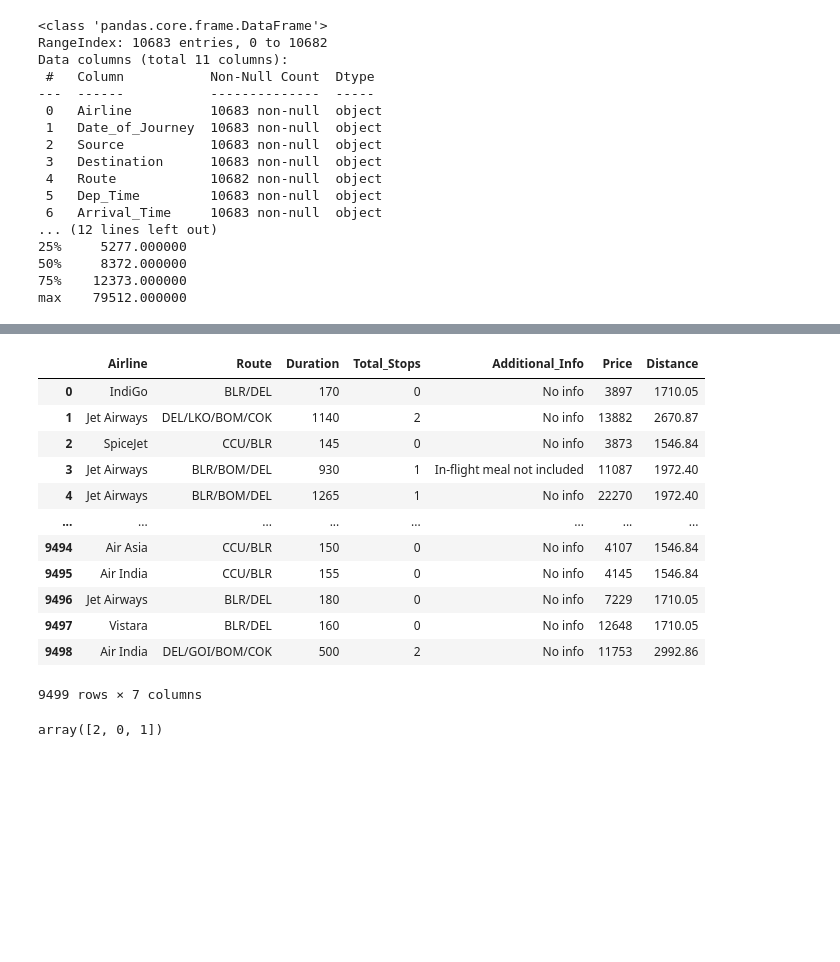
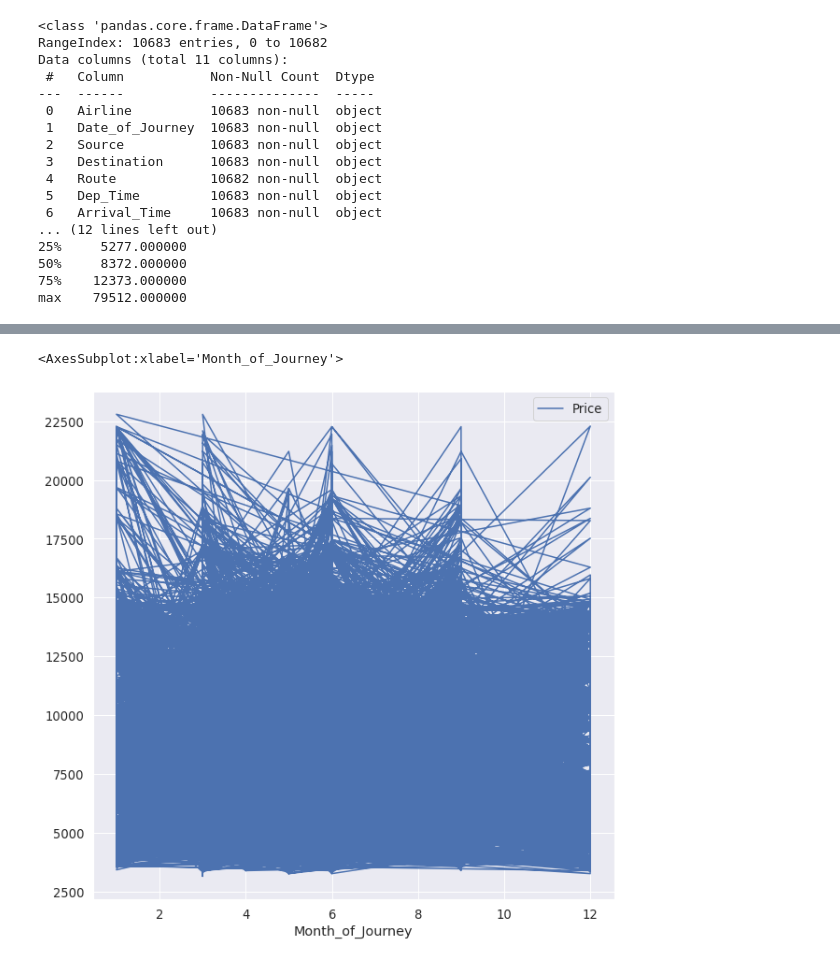
Before and after one commit to mabdulbaqui/Airlines, a Jupyter notebook: NoteBook/notbook.ipynb, the cells around one changed output, grey strips where cells are left out. Drawn from its saved outputs; the diff is of its cells as text; code cells hidden in the pictures; blank space fills up the shorter version.

```diff
--- a/NoteBook/notbook.ipynb
+++ b/NoteBook/notbook.ipynb
@@ -161,32 +183,5 @@ ohe_cols=['Airline','Route','Additional_Info']
-# %%
-# Cols=[]
-# c=0
-# for i in onehotencoder.categories_:
-#      for x in i:
-#         Cols.append(x[c]+'_'+x )
-#      c+=1
-df = df.dropna()
-df.reset_index(drop=True, inplace=True)
-df
-# %% [output]
-|  | Airline | Route | Duration | Total_Stops | Additional_Info | Price | Distance |
-| 0 | IndiGo | BLR/DEL | 170 | 0 | No info | 3897 | 1710.05 |
-| 1 | Jet Airways | DEL/LKO/BOM/COK | 1140 | 2 | No info | 13882 | 2670.87 |
-| 2 | SpiceJet | CCU/BLR | 145 | 0 | No info | 3873 | 1546.84 |
-| 3 | Jet Airways | BLR/BOM/DEL | 930 | 1 | In-flight meal not included | 11087 | 1972.40 |
-| 4 | Jet Airways | BLR/BOM/DEL | 1265 | 1 | No info | 22270 | 1972.40 |
-| ... | ... | ... | ... | ... | ... | ... | ... |
-| 9494 | Air Asia | CCU/BLR | 150 | 0 | No info | 4107 | 1546.84 |
-| 9495 | Air India | CCU/BLR | 155 | 0 | No info | 4145 | 1546.84 |
-| 9496 | Jet Airways | BLR/DEL | 180 | 0 | No info | 7229 | 1710.05 |
-| 9497 | Vistara | BLR/DEL | 160 | 0 | No info | 12648 | 1710.05 |
-| 9498 | Air India | DEL/GOI/BOM/COK | 500 | 2 | No info | 11753 | 2992.86 |
-9499 rows × 7 columns
-# %%
-from sklearn.preprocessing import LabelEncoder
-label_encoder =LabelEncoder()
-
-df['Additional_Info']= label_encoder.fit_transform(df['Additional_Info'])
-df['Additional_Info'].unique()
-# %% [output]
-array([2, 0, 1])
+# %%
+df.plot(x='Month_of_Journey',y='Price')
+# %% [output]
+<AxesSubplot:xlabel='Month_of_Journey'>
+[figure, added]
```
Also changed, not shown: parts of 28 cells of this notebook.
